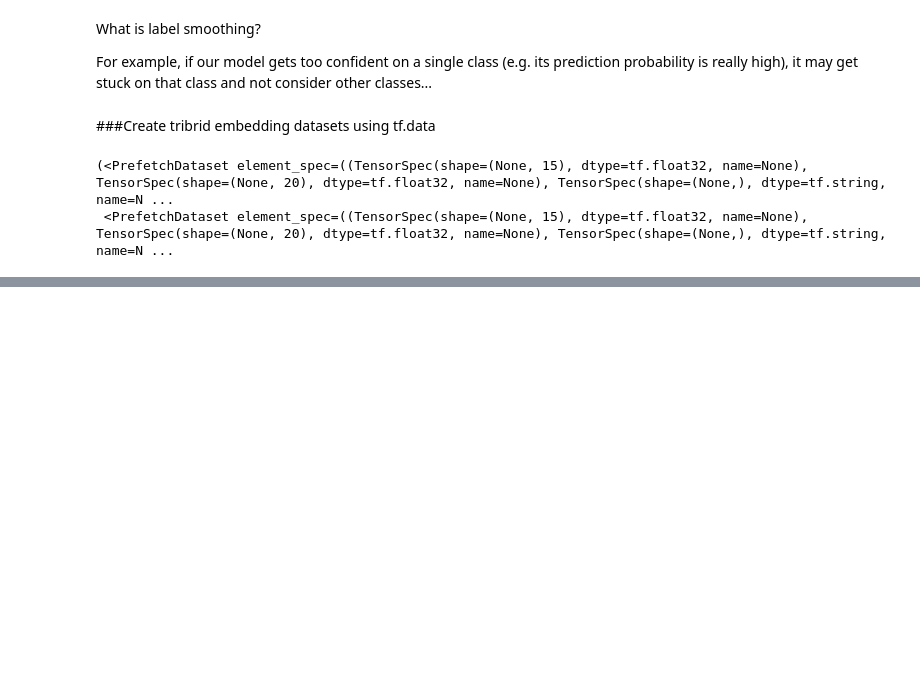
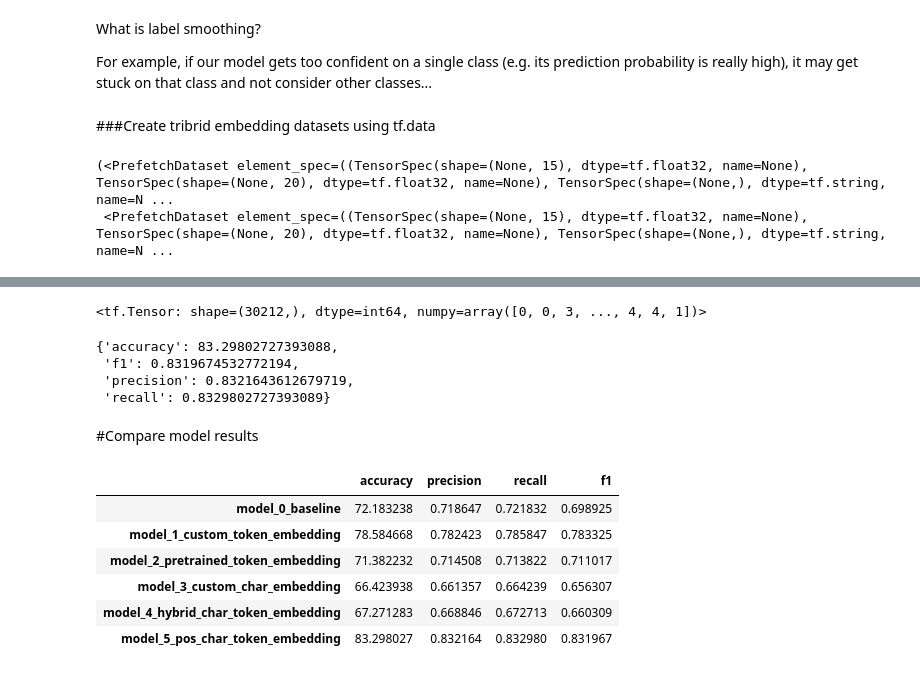
Before and after one commit to ParsaSinichi/Tensorflow_DL, a Jupyter notebook: SkimLit.ipynb, the cells around one changed output, grey strips where cells are left out. Drawn from its saved outputs; the diff is of its cells as text; code cells hidden in the pictures; blank space fills up the shorter version.

```diff
--- a/SkimLit.ipynb
+++ b/SkimLit.ipynb
@@ -1171,0 +1191,7 @@ train_char_token_pos_dataset, val_char_token_pos_dataset
+# %%
+# Fit our tribrid embedding model
+history_model_5 = model_5.fit(train_char_token_pos_dataset,
+                              steps_per_epoch=int(0.1 * len(train_char_token_pos_dataset)),
+                              epochs=3,
+                              validation_data=val_char_token_pos_dataset,
+                              validation_steps=int(0.1 * len(val_char_token_pos_dataset)))
@@ -1171,0 +1205,4 @@ train_char_token_pos_dataset, val_char_token_pos_dataset
+# %%
+#Make predictions
+model5_pred_porbs=model_5.predict(val_char_token_pos_dataset,verbose=1)
+model5_pred_porbs
@@ -1171,0 +1211,18 @@ train_char_token_pos_dataset, val_char_token_pos_dataset
+# %%
+#Convert pred probs to pred labels
+model_5_preds=tf.argmax(model5_pred_porbs,axis=1)
+model_5_preds
+# %% [output]
+<tf.Tensor: shape=(30212,), dtype=int64, numpy=array([0, 0, 3, ..., 4, 4, 1])>
+# %%
+# Calculate results of char token pos model
+model_5_results = calculate_results(y_true=val_labels_encoded,
+                                    y_pred=model_5_preds)
+model_5_results
+# %% [output]
+{'accuracy': 83.29802727393088,
+ 'f1': 0.8319674532772194,
+ 'precision': 0.8321643612679719,
+ 'recall': 0.8329802727393089}
+# %% [markdown]
+#Compare model results
@@ -1171,0 +1239,18 @@ train_char_token_pos_dataset, val_char_token_pos_dataset
+# %%
+# Combine model results into a dataframe
+all_model_results = pd.DataFrame({"model_0_baseline": base_line_results,
+                                  "model_1_custom_token_embedding": model_1_results,
+                                  "model_2_pretrained_token_embedding": model_2_results,
+                                  "model_3_custom_char_embedding": model_3_results,
+                                  "model_4_hybrid_char_token_embedding": model4_results,
+                                  "model_5_pos_char_token_embedding": model_5_results})
+all_model_results = all_model_results.transpose()
+all_model_results
+# %% [output]
+|  | accuracy | precision | recall | f1 |
+| model_0_baseline | 72.183238 | 0.718647 | 0.721832 | 0.698925 |
+| model_1_custom_token_embedding | 78.584668 | 0.782423 | 0.785847 | 0.783325 |
+| model_2_pretrained_token_embedding | 71.382232 | 0.714508 | 0.713822 | 0.711017 |
+| model_3_custom_char_embedding | 66.423938 | 0.661357 | 0.664239 | 0.656307 |
+| model_4_hybrid_char_token_embedding | 67.271283 | 0.668846 | 0.672713 | 0.660309 |
+| model_5_pos_char_token_embedding | 83.298027 | 0.832164 | 0.832980 | 0.831967 |
```
Also changed, not shown: parts of 41 cells of this notebook.
